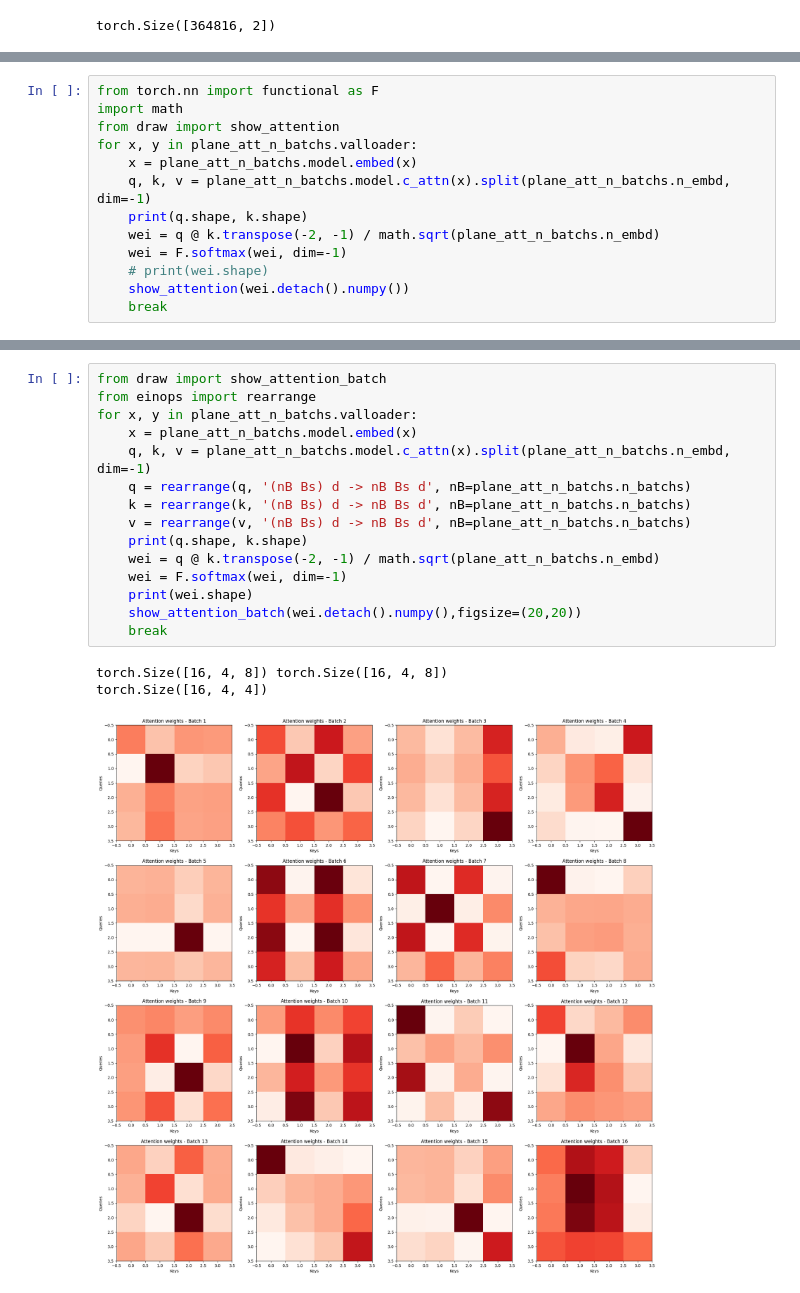
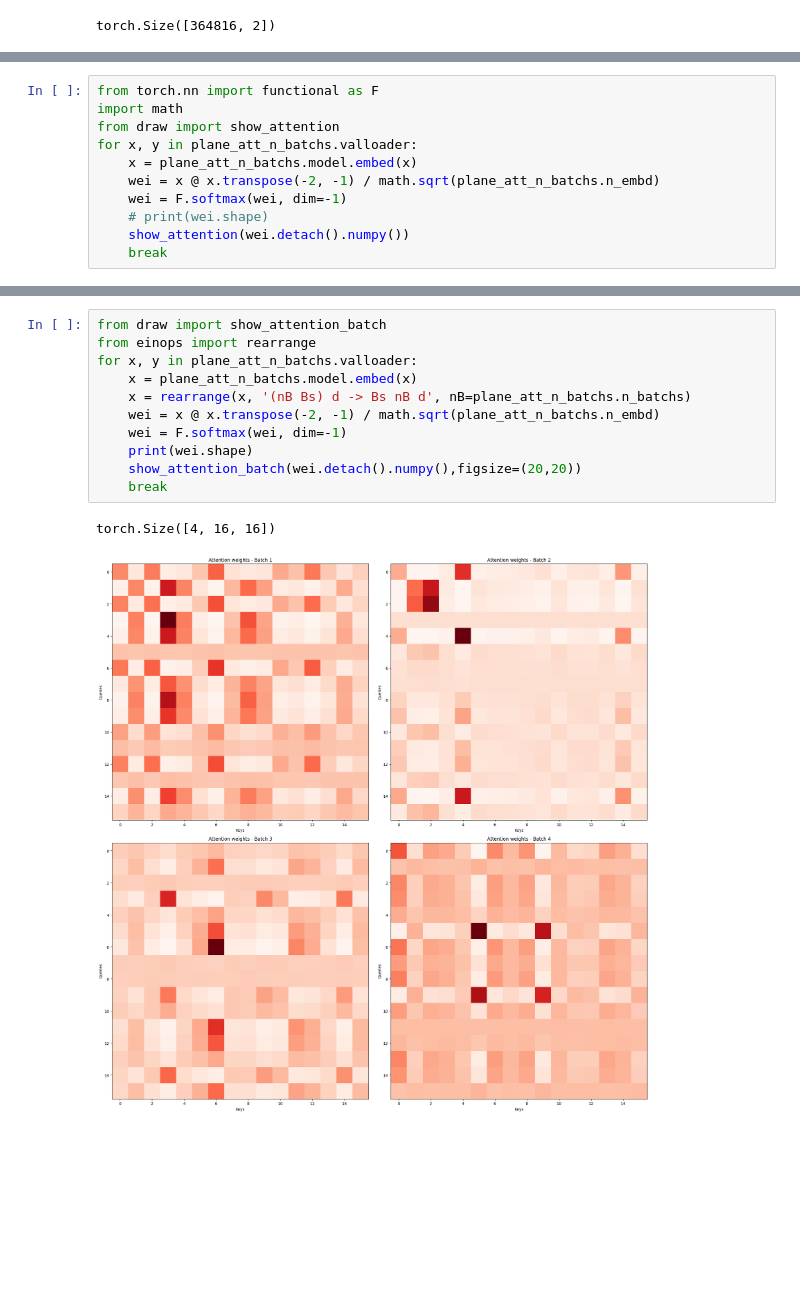
Before and after one commit to donglinkang2021/SimpleAttention, a Jupyter notebook: plane-dev3.ipynb, the cells around one changed output, grey strips where cells are left out. Drawn from its saved outputs; the diff is of its cells as text; blank space fills up the shorter version.

Commit message:
delete qkv fc also in n_batch, also helpful here

```diff
--- a/plane-dev3.ipynb
+++ b/plane-dev3.ipynb
@@ -58,9 +58,7 @@ import math
 from draw import show_attention
 for x, y in plane_att_n_batchs.valloader:
     x = plane_att_n_batchs.model.embed(x)
-    q, k, v = plane_att_n_batchs.model.c_attn(x).split(plane_att_n_batchs.n_embd, dim=-1)
-    print(q.shape, k.shape)
-    wei = q @ k.transpose(-2, -1) / math.sqrt(plane_att_n_batchs.n_embd)
+    wei = x @ x.transpose(-2, -1) / math.sqrt(plane_att_n_batchs.n_embd)
     wei = F.softmax(wei, dim=-1)
     # print(wei.shape)
     show_attention(wei.detach().numpy())
@@ -71,19 +68,14 @@ torch.Size([64, 8]) torch.Size([64, 8])
 # %%
 from draw import show_attention_batch
 from einops import rearrange
 for x, y in plane_att_n_batchs.valloader:
     x = plane_att_n_batchs.model.embed(x)
-    q, k, v = plane_att_n_batchs.model.c_attn(x).split(plane_att_n_batchs.n_embd, dim=-1)
-    q = rearrange(q, '(nB Bs) d -> nB Bs d', nB=plane_att_n_batchs.n_batchs)
-    k = rearrange(k, '(nB Bs) d -> nB Bs d', nB=plane_att_n_batchs.n_batchs)
-    v = rearrange(v, '(nB Bs) d -> nB Bs d', nB=plane_att_n_batchs.n_batchs)
-    print(q.shape, k.shape)
-    wei = q @ k.transpose(-2, -1) / math.sqrt(plane_att_n_batchs.n_embd)
+    x = rearrange(x, '(nB Bs) d -> Bs nB d', nB=plane_att_n_batchs.n_batchs)
+    wei = x @ x.transpose(-2, -1) / math.sqrt(plane_att_n_batchs.n_embd)
     wei = F.softmax(wei, dim=-1)
     print(wei.shape)
     show_attention_batch(wei.detach().numpy(),figsize=(20,20))
     break
 # %% [output]
-torch.Size([16, 4, 8]) torch.Size([16, 4, 8])
-torch.Size([16, 4, 4])
+torch.Size([4, 16, 16])
-[figure, old version]
+[figure, new version]
```
Also changed, not shown: parts of 3 cells of this notebook, 1 other file.
